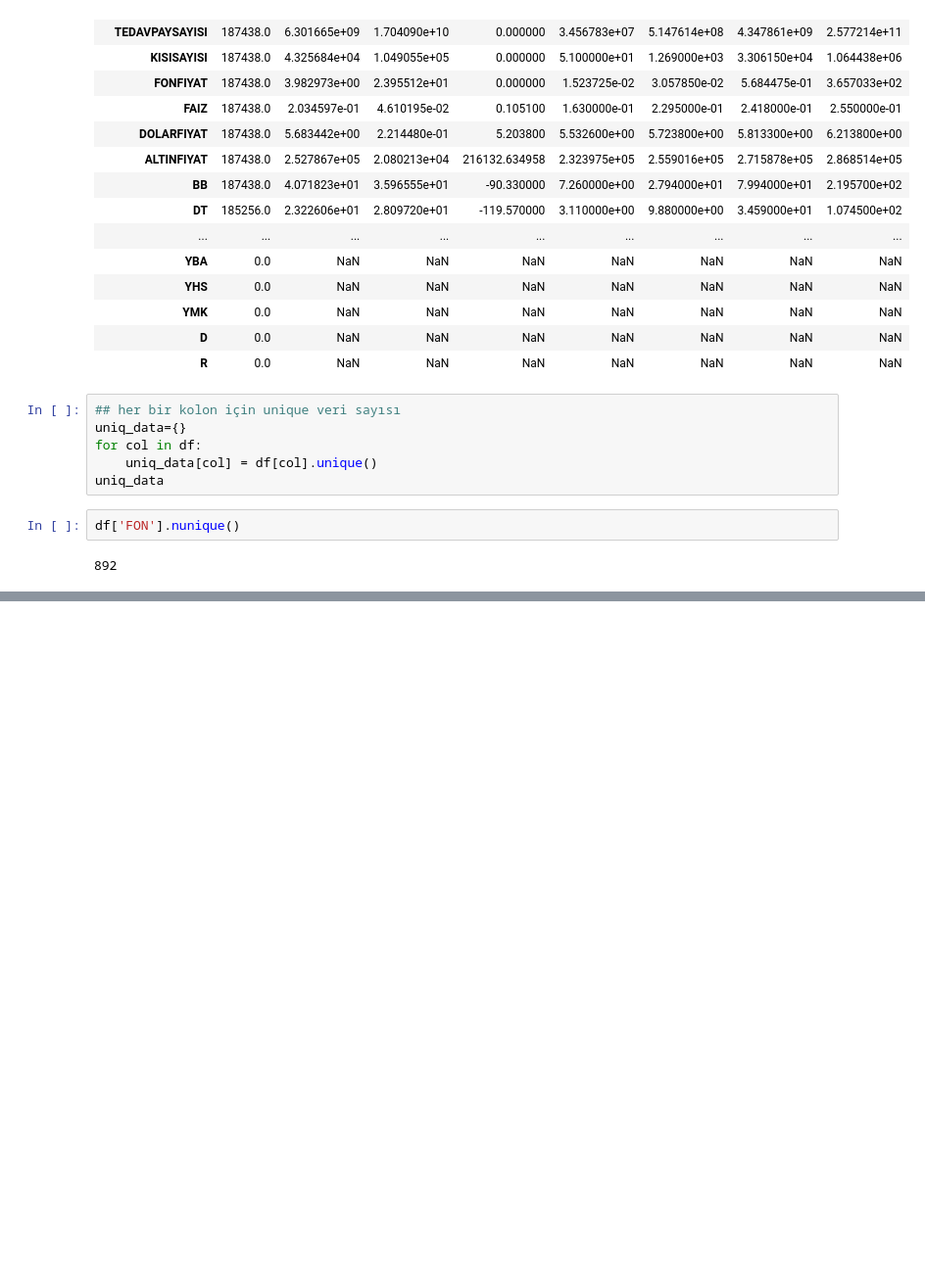
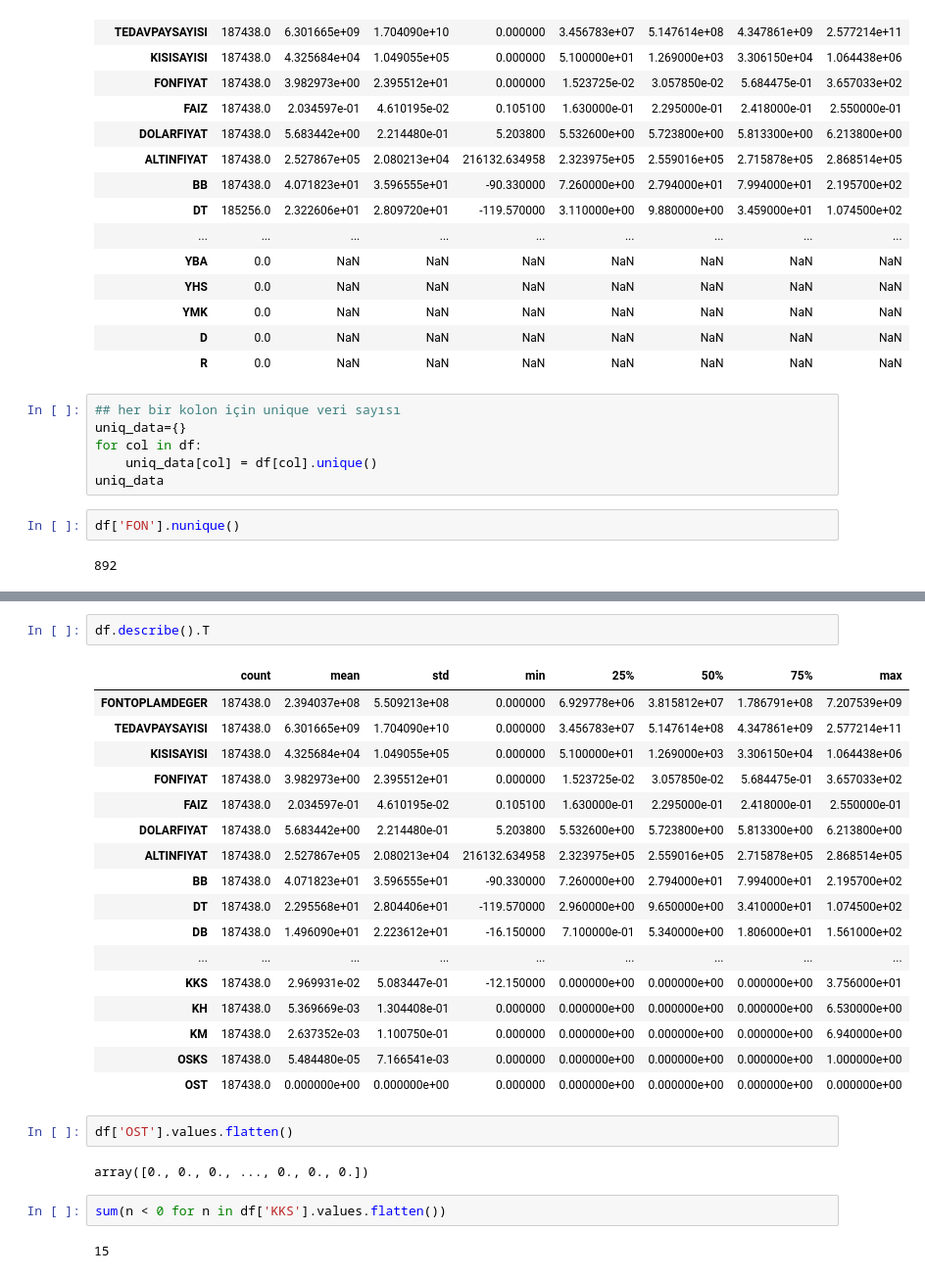
Before and after one commit to sdrttnclskn/tez-calismasi, a Jupyter notebook: tez_uygulama/veri_analizi.ipynb, the cells around one changed output, grey strips where cells are left out. Shown: that part at 98% size. Saved outputs shown, nothing was run; the diff lists cells and outputs as text; blank space fills up the shorter version.

```diff
--- a/tez_uygulama/veri_analizi.ipynb
+++ b/tez_uygulama/veri_analizi.ipynb
@@ -127,0 +294,28 @@ display(HTML(
+# %%
+df.describe().T
+# %% [output]
+|  | count | mean | std | min | 25% | 50% | 75% | max |
+| FONTOPLAMDEGER | 187438.0 | 2.394037e+08 | 5.509213e+08 | 0.000000 | 6.929778e+06 | 3.815812e+07 | 1.786791e+08 | 7.207539e+09 |
+| TEDAVPAYSAYISI | 187438.0 | 6.301665e+09 | 1.704090e+10 | 0.000000 | 3.456783e+07 | 5.147614e+08 | 4.347861e+09 | 2.577214e+11 |
+| KISISAYISI | 187438.0 | 4.325684e+04 | 1.049055e+05 | 0.000000 | 5.100000e+01 | 1.269000e+03 | 3.306150e+04 | 1.064438e+06 |
+| FONFIYAT | 187438.0 | 3.982973e+00 | 2.395512e+01 | 0.000000 | 1.523725e-02 | 3.057850e-02 | 5.684475e-01 | 3.657033e+02 |
+| FAIZ | 187438.0 | 2.034597e-01 | 4.610195e-02 | 0.105100 | 1.630000e-01 | 2.295000e-01 | 2.418000e-01 | 2.550000e-01 |
+| DOLARFIYAT | 187438.0 | 5.683442e+00 | 2.214480e-01 | 5.203800 | 5.532600e+00 | 5.723800e+00 | 5.813300e+00 | 6.213800e+00 |
+| ALTINFIYAT | 187438.0 | 2.527867e+05 | 2.080213e+04 | 216132.634958 | 2.323975e+05 | 2.559016e+05 | 2.715878e+05 | 2.868514e+05 |
+| BB | 187438.0 | 4.071823e+01 | 3.596555e+01 | -90.330000 | 7.260000e+00 | 2.794000e+01 | 7.994000e+01 | 2.195700e+02 |
+| DT | 187438.0 | 2.295568e+01 | 2.804406e+01 | -119.570000 | 2.960000e+00 | 9.650000e+00 | 3.410000e+01 | 1.074500e+02 |
+| DB | 187438.0 | 1.496090e+01 | 2.223612e+01 | -16.150000 | 7.100000e-01 | 5.340000e+00 | 1.806000e+01 | 1.561000e+02 |
+| ... | ... | ... | ... | ... | ... | ... | ... | ... |
+| KKS | 187438.0 | 2.969931e-02 | 5.083447e-01 | -12.150000 | 0.000000e+00 | 0.000000e+00 | 0.000000e+00 | 3.756000e+01 |
+| KH | 187438.0 | 5.369669e-03 | 1.304408e-01 | 0.000000 | 0.000000e+00 | 0.000000e+00 | 0.000000e+00 | 6.530000e+00 |
+| KM | 187438.0 | 2.637352e-03 | 1.100750e-01 | 0.000000 | 0.000000e+00 | 0.000000e+00 | 0.000000e+00 | 6.940000e+00 |
+| OSKS | 187438.0 | 5.484480e-05 | 7.166541e-03 | 0.000000 | 0.000000e+00 | 0.000000e+00 | 0.000000e+00 | 1.000000e+00 |
+| OST | 187438.0 | 0.000000e+00 | 0.000000e+00 | 0.000000 | 0.000000e+00 | 0.000000e+00 | 0.000000e+00 | 0.000000e+00 |
+# %%
+df['OST'].values.flatten()
+# %% [output]
+array([0., 0., 0., ..., 0., 0., 0.])
+# %%
+sum(n < 0 for n in df['KKS'].values.flatten())
+# %% [output]
+15
```
Also changed, not shown: parts of 16 cells of this notebook.
